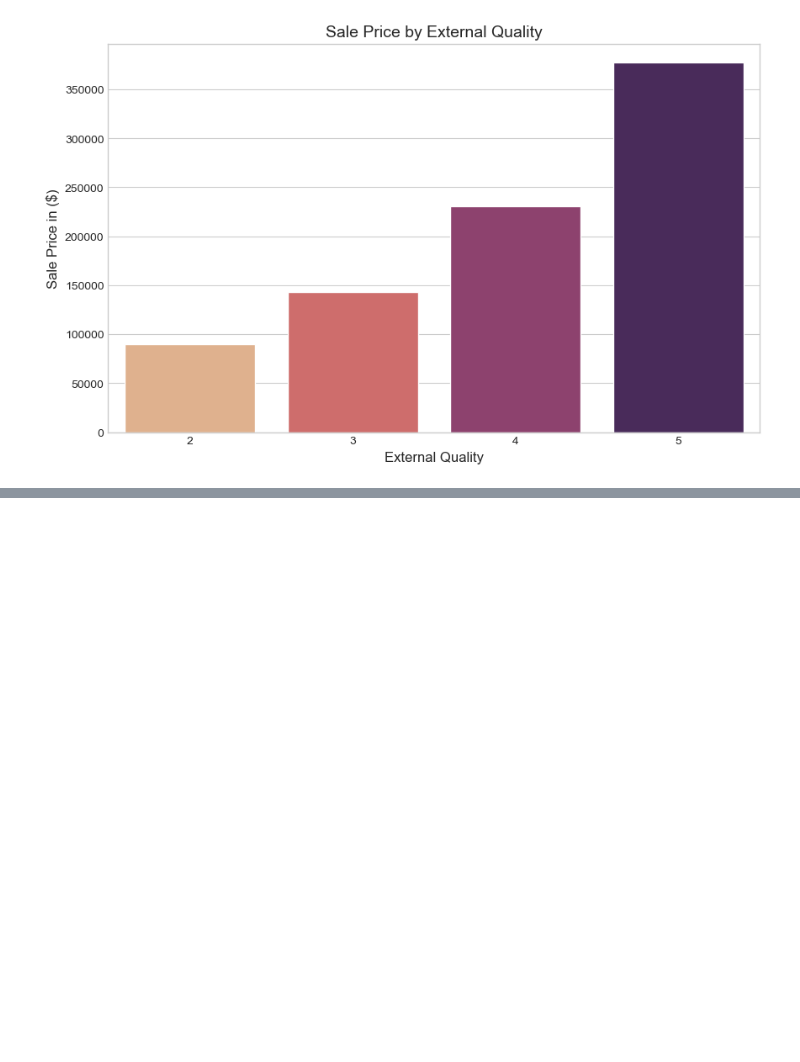
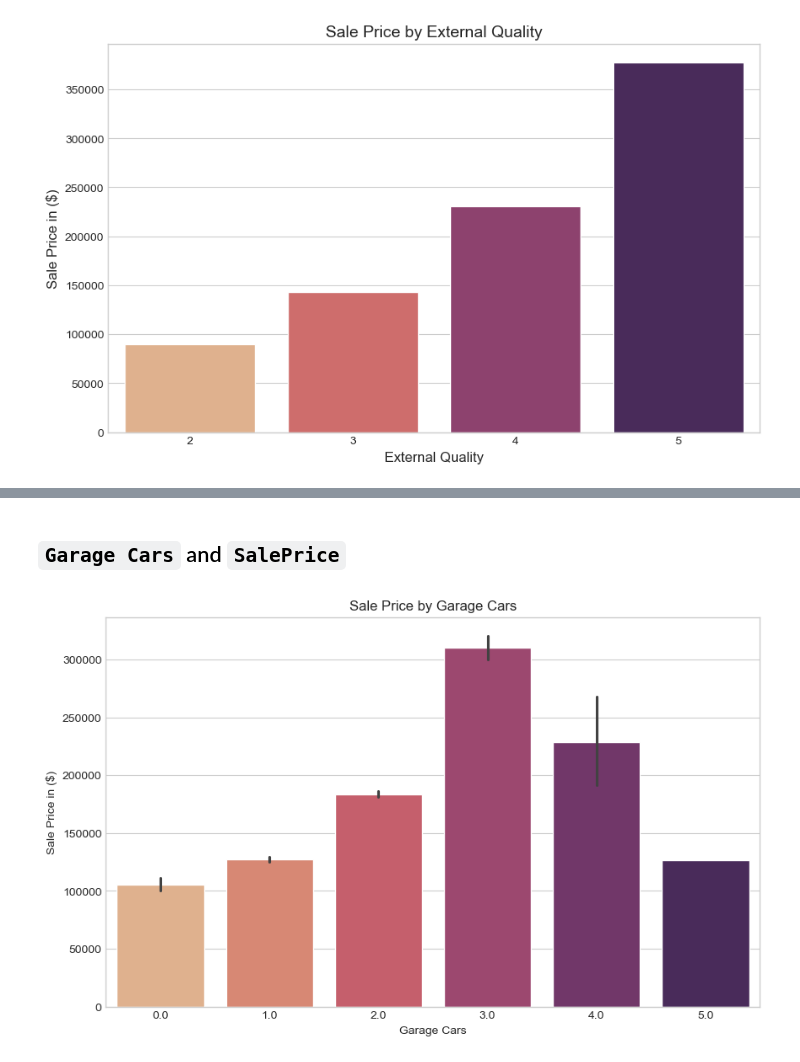
Before and after one commit to Sandeep20013/AI-Learning-Tracking, a Jupyter notebook: Projects/Ames Housing Prediction/Ames Housing Price Prediction - Visualization and Feature Engineering.ipynb, the cells around one changed output, grey strips where cells are left out. Drawn from its saved outputs; the diff is of its cells as text; code cells hidden in the pictures; blank space fills up the shorter version.

```diff
--- a/Projects/Ames Housing Prediction/Ames Housing Price Prediction - Visualization and Feature Engineering.ipynb
+++ b/Projects/Ames Housing Prediction/Ames Housing Price Prediction - Visualization and Feature Engineering.ipynb
@@ -341,0 +359,10 @@ sns.barplot(data = df, x = 'Exter Qual', y = 'SalePrice', hue = 'Exter Qual', pa
+# %% [markdown]
+## `Garage Cars` and `SalePrice`
+# %%
+plt.figure(figsize=(10, 6))
+plt.title("Sale Price by Garage Cars")
+plt.xlabel("Garage Cars")
+plt.ylabel("Sale Price in ($)")
+sns.barplot(data = df, x = 'Garage Cars', y = 'SalePrice', hue = 'Garage Cars', palette=  'flare', legend = False);
+# %% [output]
+[figure, added]
```
Also changed, not shown: parts of 4 cells of this notebook.
